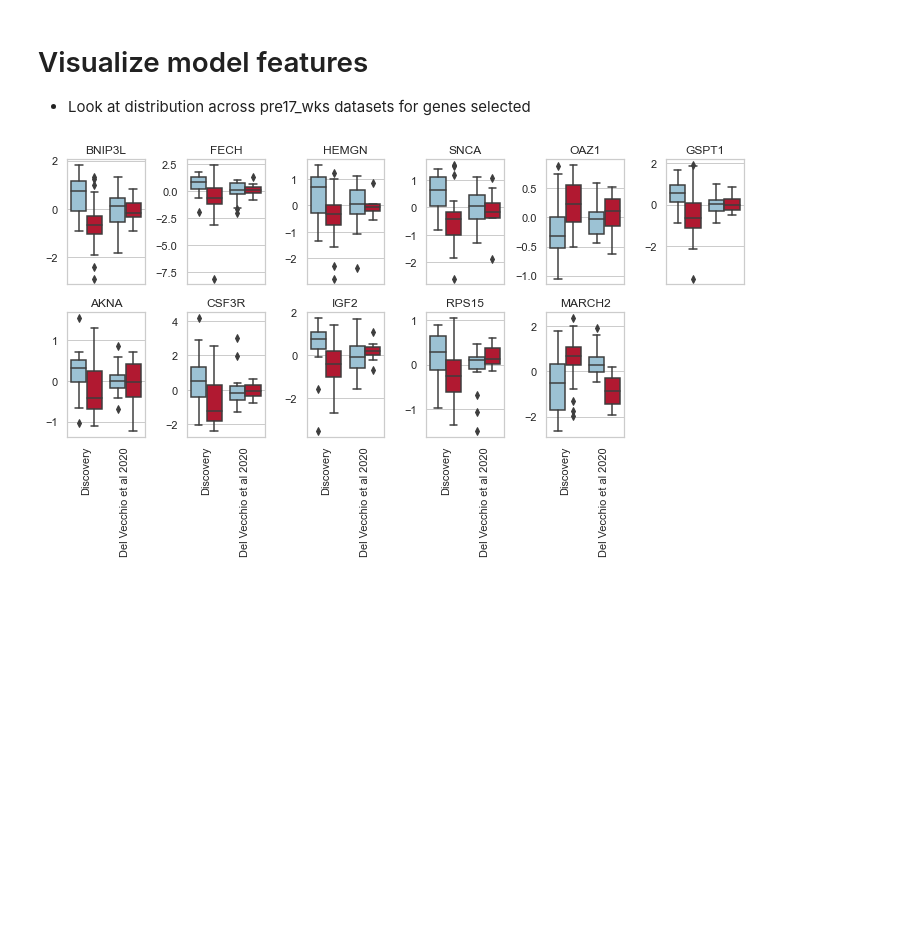
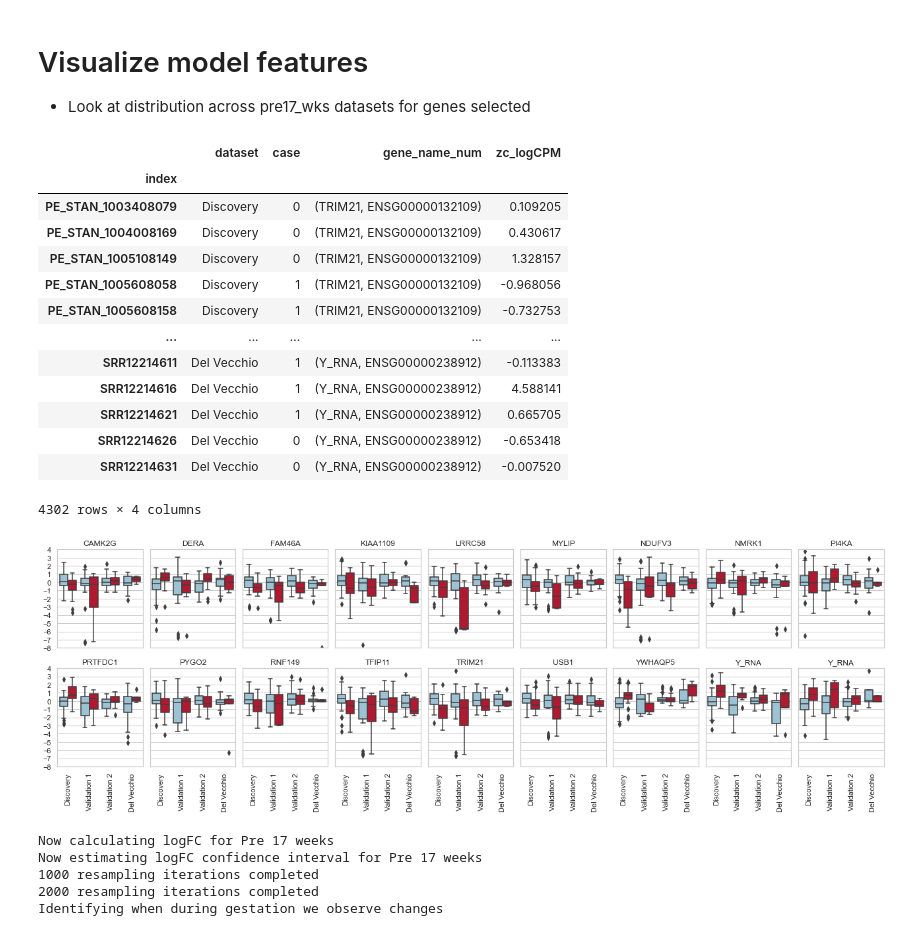
Before and after one commit to miramou/pe_cfrna, a Jupyter notebook: analysis/3.1_ML_Viz.ipynb, the cells around one changed output. Drawn from its saved outputs; the diff is of its cells as text; code cells hidden in the pictures; blank space fills up the shorter version.

```diff
--- a/analysis/3.1_ML_Viz.ipynb
+++ b/analysis/3.1_ML_Viz.ipynb
@@ -66,0 +145,19 @@ late_or_atdiagnosis_samples = {'Discovery' : train_late_ml_data,
+# %%
+pre17wk_samples = {'Discovery' : train_ml_data,
+                   'Validation 1' : val_ml_data,
+                   'Validation 2' : gapps_ml_data,
+                   'Del Vecchio' : delvecchio_ml_data,
+                  }
+
+pre17wk_samples_only_PE_NT = {'Discovery' : train_pre14_week,
+                              'Validation 1' : val_ml_data,
+                              'Validation 2' : gapps_ml_data,
+                              'Del Vecchio' : delvecchio_ml_data_only_PEvNT,
+                             }
+
+pre14wk_samples = {'Discovery' : train_ml_data,
+                   'Validation 1' : val_pre14_week,
+                   'Validation 2' : gapps_pre14wks,
+                   'Del Vecchio' : delvecchio_pre14_wks,
+                   'Del Vecchio [Only NT vs PE]' : delvecchio_pre14_wks_only_PEvNT
+                  }
@@ -102,8 +195,7 @@ plot_roc_curves(roc_aucs_late_or_atdiagnosis_samples, linestyles = ['solid', 'so
 # %% [markdown]
 # Visualize probability(PE) outputted from model
 # %%
-probPE_pre17wk_samples, X_pre17wk_samples = make_probPE_and_gene_matrix(pre17wk_samples, best_fit['model'])
-probPE_late_or_at_diagnosis_samples, _ = make_probPE_and_gene_matrix(late_or_atdiagnosis_samples, best_fit['model'])
+probPE_pre17wk_samples, X_pre17wk_samples = make_probPE_and_gene_matrix(pre17wk_samples, best_fit['model'], threshold = best_fit['threshold'])
 # %%
 fig, ax = plot_violin_and_swarmplot(probPE_pre17wk_samples, x_name = 'prob_PE', y_name = 'dataset', hue_name = 'case', orient = 'h', violinplot_palette = cntrl_pe_palette,
                                     x_label = 'probability(PE)', y_label = '', split = True, figsize = (7.5, 5),
@@ -139,27 +278,62 @@ X_pre17wk_samples_to_plot.gene_name = pd.Categorical(X_pre17wk_samples_to_plot.g
+# %%
+X_pre17wk_samples_to_plot = X_pre17wk_samples.reset_index().melt(id_vars=['index', 'dataset', 'case'], var_name = 'gene_name_num', value_name = 'zc_logCPM').set_index('index')
+
+X_pre17wk_samples_to_plot
+# %% [output]
+|  | dataset | case | gene_name_num | zc_logCPM |
+| index |  |  |  |  |
+| PE_STAN_1003408079 | Discovery | 0 | (TRIM21, ENSG00000132109) | 0.109205 |
+| PE_STAN_1004008169 | Discovery | 0 | (TRIM21, ENSG00000132109) | 0.430617 |
+| PE_STAN_1005108149 | Discovery | 0 | (TRIM21, ENSG00000132109) | 1.328157 |
+| PE_STAN_1005608058 | Discovery | 1 | (TRIM21, ENSG00000132109) | -0.968056 |
+| PE_STAN_1005608158 | Discovery | 1 | (TRIM21, ENSG00000132109) | -0.732753 |
+| ... | ... | ... | ... | ... |
+| SRR12214611 | Del Vecchio | 1 | (Y_RNA, ENSG00000238912) | -0.113383 |
+| SRR12214616 | Del Vecchio | 1 | (Y_RNA, ENSG00000238912) | 4.588141 |
+| SRR12214621 | Del Vecchio | 1 | (Y_RNA, ENSG00000238912) | 0.665705 |
+| SRR12214626 | Del Vecchio | 0 | (Y_RNA, ENSG00000238912) | -0.653418 |
+| SRR12214631 | Del Vecchio | 0 | (Y_RNA, ENSG00000238912) | -0.007520 |
+4302 rows × 4 columns
 # %%
-n_genes = len(ml_genes_ordered)
+n_genes = len(best_fit['features'])
+n_rows = 2
+n_cols = np.ceil(n_genes / n_rows).astype(int)
 
-fig, ax = plt.subplots(2, np.ceil(n_genes / 2).astype(int), sharex = True, sharey = False, figsize = (10, 6))
+fig, ax = plt.subplots(n_rows, n_cols, sharex = True, sharey = True, figsize = (18, 6))
 ax_i, ax_j = (0,0)
 
-for gene_name, X_data in X_pre17wk_samples_to_plot.groupby('gene_name'):
-    sns.boxplot('dataset', 'zc_logCPM', hue = 'case', data = X_data, palette = cntrl_pe_palette, ax = ax[ax_i, ax_j]) #inner = 'sticks', split = True, ax = ax[ax_i, ax_j])
+for gene_name, X_data in X_pre17wk_samples_to_plot.groupby(['gene_name_num']):
+    sns.boxplot('dataset', 'zc_logCPM', hue = 'case', data = X_data, palette = cntrl_pe_palette, ax = ax[ax_i, ax_j])
 
     ax[ax_i, ax_j].tick_params(axis='x', rotation = 90)
     ax[ax_i, ax_j].set_ylabel('')
     ax[ax_i, ax_j].set_xlabel('')
-    ax[ax_i, ax_j].set_title(gene_name)
+    ax[ax_i, ax_j].set_title(gene_name[0])
     ax[ax_i, ax_j].get_legend().remove()
+    ax[ax_i, ax_j].set_ylim([-8,4])
+    ax[ax_i, ax_j].yaxis.set_major_locator(mpl.ticker.MultipleLocator(1))
+    ax_j += 1
 
-    ax_j += 1
-    if ax_j == 6:
+    if ax_j == n_cols:
         ax_i += 1
         ax_j = 0
 
-ax[ax_i, ax_j].set_visible(False)
 fig.tight_layout()
 
 save_figure_pdf(fig, 'out/ml/viz/genes_used_in_model.pdf')
 # %% [output]
-[figure, old version]
+[figure, new version]
+# %%
+#Calculate whether trends observed per gene meet significance
+
+#To determine one-sided test direction
+logFC_pre17_sig = logFC_data_by_group(best_fit['features'], {True : 'Pre 17 weeks'}, group_col = 'pre17_weeks')
+logFC_pre17_sig.get_logFC_and_CI_by_group(train_all.rnaseq.logCPM.loc[best_fit['features'], :],
+                                          train_all.meta.join(train_mask.rename('pre17_weeks')))
+# %% [output]
+Now calculating logFC for Pre 17 weeks
+Now estimating logFC confidence interval for Pre 17 weeks
+1000 resampling iterations completed
+2000 resampling iterations completed
+Identifying when during gestation we observe changes
 # %%
```
Also changed, not shown: parts of 25 cells of this notebook, 8 other files.
